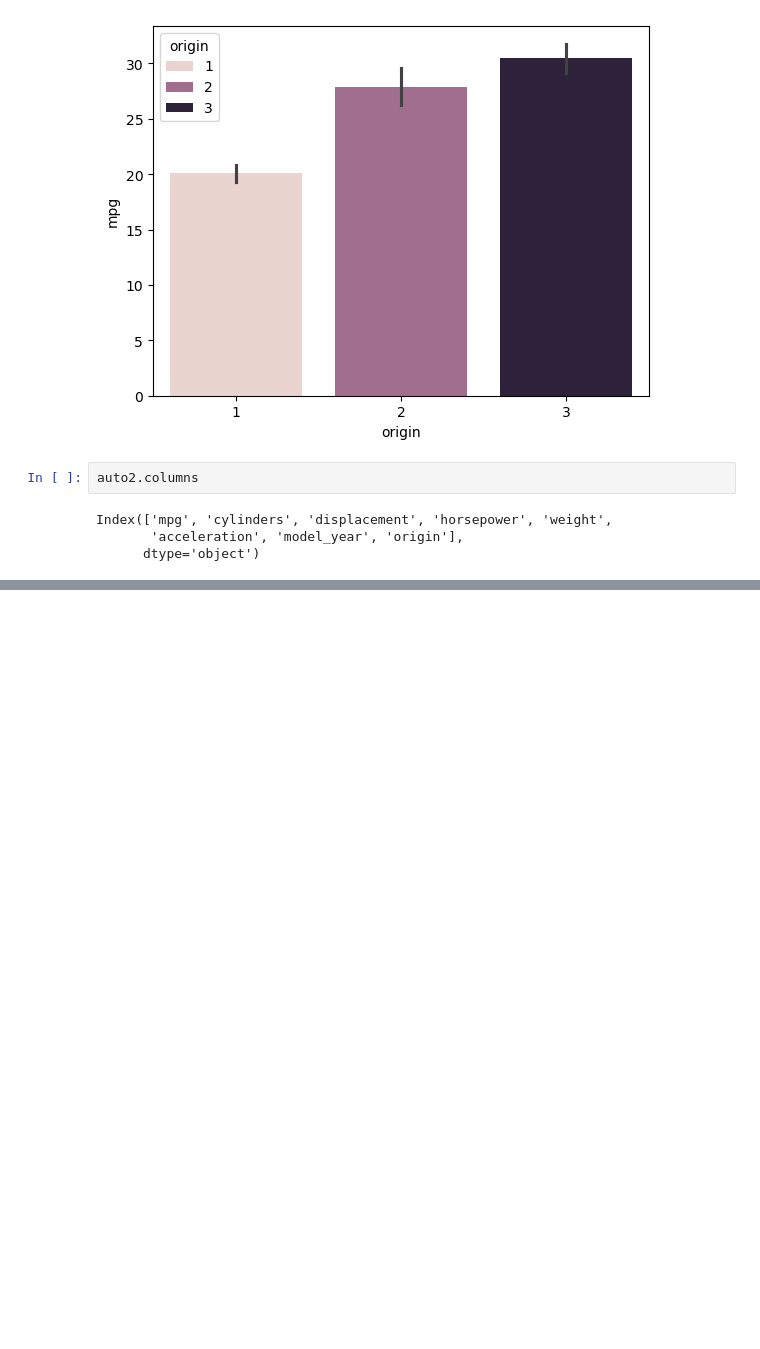
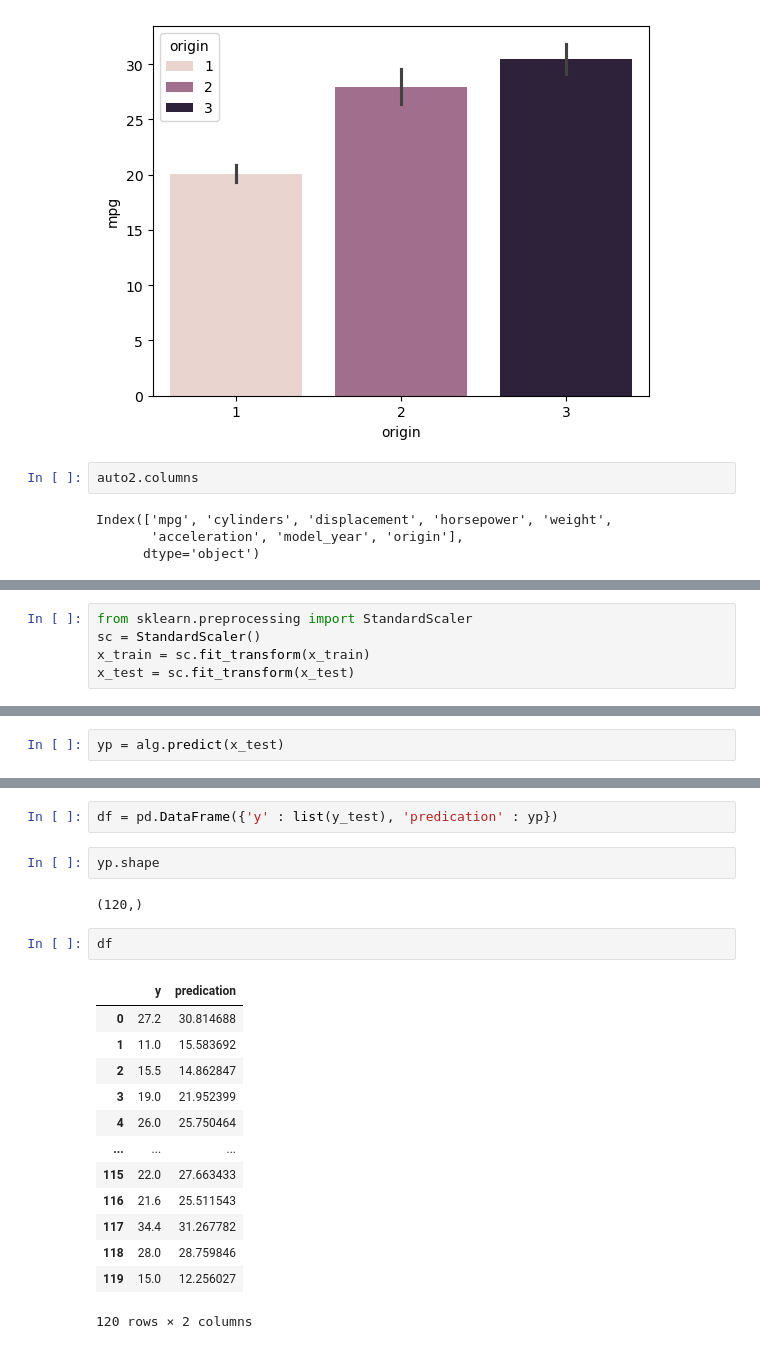
Before and after one commit to Arjun-murmu/MCCAI_AL_ML, a Jupyter notebook: ML/auto_mpg_dataset.ipynb, the cells around one changed output, grey strips where cells are left out. Saved outputs shown, nothing was run; the diff lists cells and outputs as text; blank space fills up the shorter version.

```diff
--- a/ML/auto_mpg_dataset.ipynb
+++ b/ML/auto_mpg_dataset.ipynb
@@ -242,0 +268,5 @@ Index(['mpg', 'cylinders', 'displacement', 'horsepower', 'weight',
+# %%
+from sklearn.preprocessing import StandardScaler
+sc = StandardScaler()
+x_train = sc.fit_transform(x_train)
+x_test = sc.fit_transform(x_test)
@@ -242,0 +279,2 @@ Index(['mpg', 'cylinders', 'displacement', 'horsepower', 'weight',
+# %%
+yp = alg.predict(x_test)
@@ -242,0 +301,22 @@ Index(['mpg', 'cylinders', 'displacement', 'horsepower', 'weight',
+# %%
+df = pd.DataFrame({'y' : list(y_test), 'predication' : yp})
+# %%
+yp.shape
+# %% [output]
+(120,)
+# %%
+df
+# %% [output]
+|  | y | predication |
+| 0 | 27.2 | 30.814688 |
+| 1 | 11.0 | 15.583692 |
+| 2 | 15.5 | 14.862847 |
+| 3 | 19.0 | 21.952399 |
+| 4 | 26.0 | 25.750464 |
+| ... | ... | ... |
+| 115 | 22.0 | 27.663433 |
+| 116 | 21.6 | 25.511543 |
+| 117 | 34.4 | 31.267782 |
+| 118 | 28.0 | 28.759846 |
+| 119 | 15.0 | 12.256027 |
+120 rows × 2 columns
```
Also changed, not shown: parts of 14 cells of this notebook, 2 other files.
